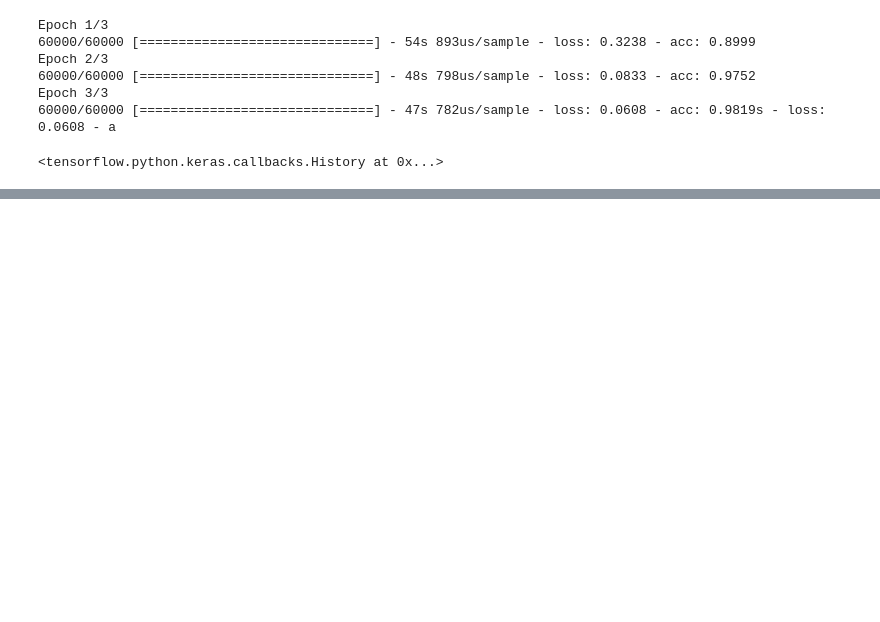
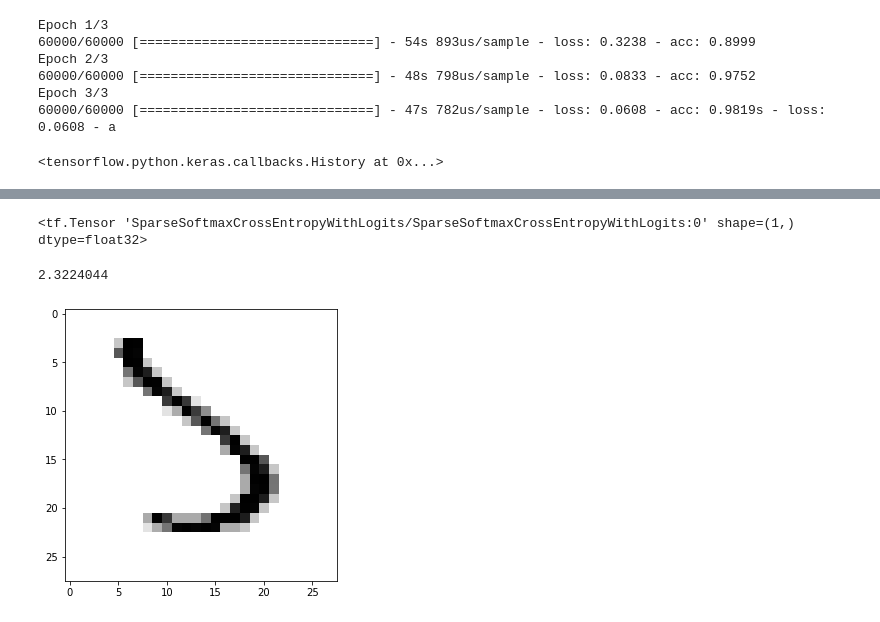
Before and after one commit to andtun/neuro, a Jupyter notebook: Picture recognition errors.ipynb, the cells around one changed output, grey strips where cells are left out. Cells and saved outputs as stored; diff of their text form; code cells hidden in the pictures; blank space fills up the shorter version.

```diff
--- a/Picture recognition errors.ipynb
+++ b/Picture recognition errors.ipynb
@@ -78,0 +121,4 @@ for n, pic in enumerate(x_test):
+# %%
+tf.keras.losses.sparse_categorical_crossentropy(y_test[0], tf.nn.softmax(p))
+# %% [output]
+<tf.Tensor 'SparseSoftmaxCrossEntropyWithLogits/SparseSoftmaxCrossEntropyWithLogits:0' shape=(1,) dtype=float32>
@@ -78,0 +133,13 @@ for n, pic in enumerate(x_test):
+# %%
+calculate_loss(1393)
+# %% [output]
+2.3224044
+# %%
+def show_image(image):
+    fig = plt.figure(figsize=(5, 5))
+    ax = fig.add_subplot(111)
+    ax.imshow(image.reshape(28,28), cmap="gray_r")
+# %%
+show_image(x_test[1393])
+# %% [output]
+[figure, added]
```
Also changed, not shown: parts of 9 cells of this notebook, 24 other files.
